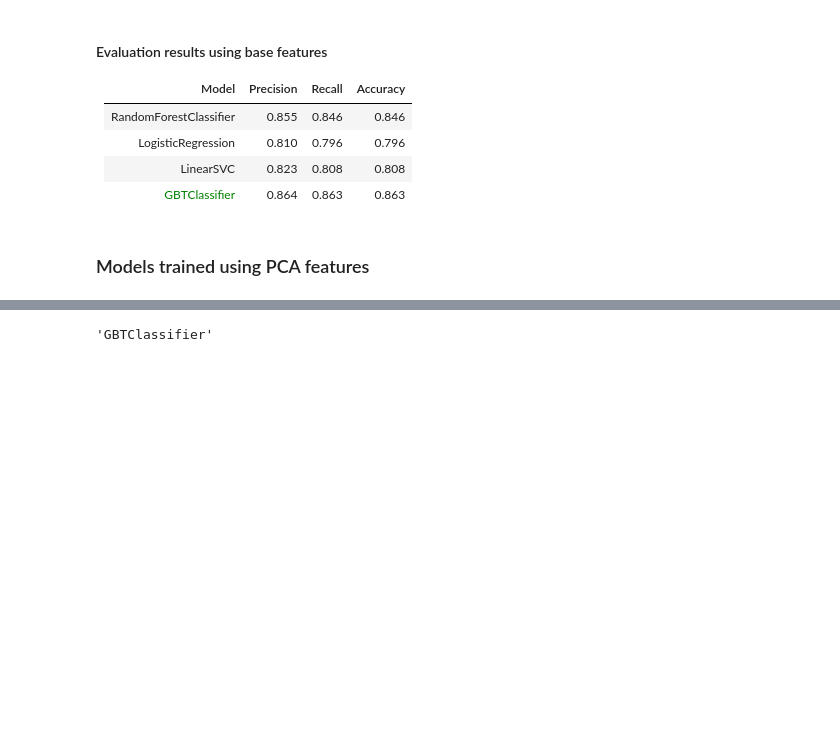
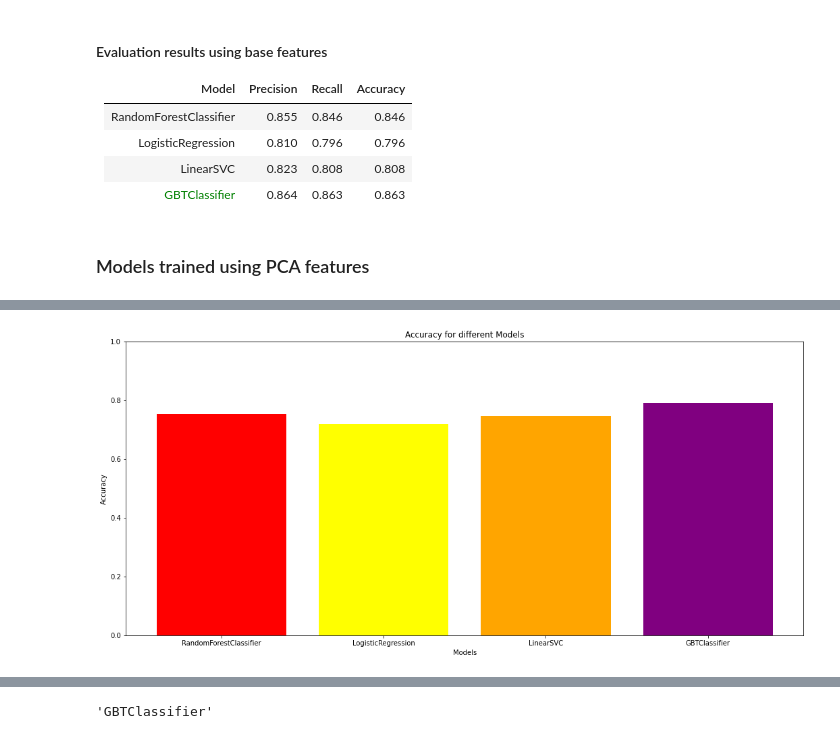
Before and after one commit to simonegramegna/URLs_mining, a Jupyter notebook: URLs_mining.ipynb, the cells around one changed output, grey strips where cells are left out. Drawn from its saved outputs; the diff is of its cells as text; code cells hidden in the pictures; blank space fills up the shorter version.

```diff
--- a/URLs_mining.ipynb
+++ b/URLs_mining.ipynb
@@ -703,3 +746,14 @@ Recall of GBTClassifier: 0.78
 Accuracy of LinearSVC: 0.746
 Precision of LinearSVC: 0.751
 Recall of LinearSVC: 0.746
+# %%
+model_names, accuracy_values, precision_values, recall_values = get_metrics_list(pca_classifiers_results)
+# %%
+plt.bar(model_names, accuracy_values, color=colors)
+plt.title('Accuracy for different Models')
+plt.xlabel('Models')
+plt.ylabel('Accuracy')
+plt.ylim([0, 1])
+plt.show()
+# %% [output]
+[figure, added]
```
Also changed, not shown: parts of 28 cells of this notebook, 2 other files.
